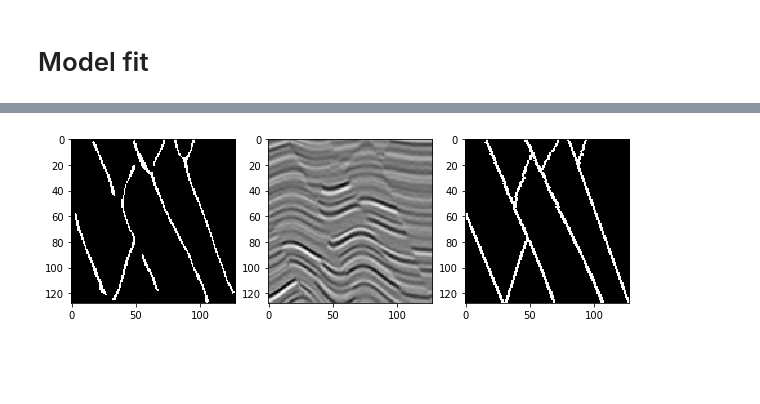
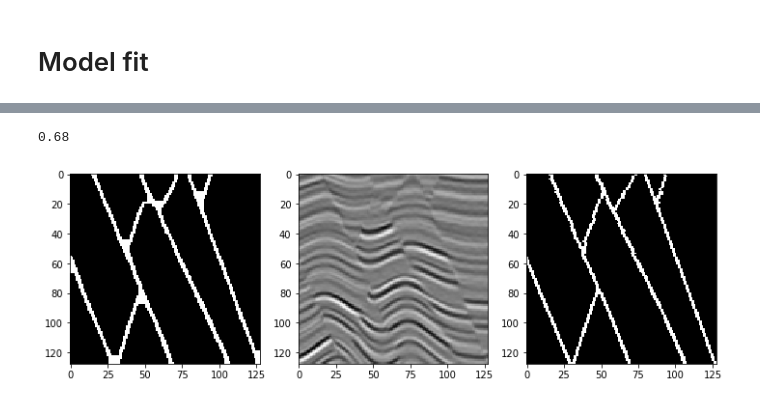
Before and after one commit to ssizova/2dClassification_for_seismics, a Jupyter notebook: seismics_reading.ipynb, the cells around one changed output, grey strips where cells are left out. Cells and saved outputs as stored; diff of their text form; code cells hidden in the pictures; blank space fills up the shorter version.

```diff
--- a/seismics_reading.ipynb
+++ b/seismics_reading.ipynb
@@ -111,7 +89,6 @@ def rotation(pair,angle):
 
 def blur(pair):
     kernel = (random.randint(1,10), random.randint(1,5))
-    #print('Blurring with kernel sizes: ', kernel)
     pair[0] = cv2.blur(pair[0], kernel)
     pair[1] = cv2.blur(pair[1], kernel)
     pair[0] = cv2.resize(pair[0],(128,128))
@@ -120,7 +97,6 @@ def blur(pair):
 
 def flip(pair):
     flip = random.randint(-1,1)
-    #print('Reflection at direction', flip)
     pair[0] = cv2.flip(pair[0], flip)
     pair[1] = cv2.flip(pair[1], flip)
     pair[0] = cv2.resize(pair[0],(128,128))
@@ -129,7 +105,7 @@ def flip(pair):
 
 def augmentations(pair, type_of_augmentation):
     cases = {
-        '1': lambda pair: rotation(pair, random.randrange(0,360)),
+        '1': lambda pair: rotation(pair, random.choice(90, 180, 270, 360)),
         '2': lambda pair: blur(pair),
         '3': lambda pair: flip(pair)
     }
@@ -165,6 +172,7 @@ def unet(input_size = (None,None,1)):
     conv3 = Conv2D(64, 3, activation='relu', padding='same')(conv3)
     pool3 = MaxPooling2D(pool_size=(2,2))(conv3)
 
+    pool3 = Dropout(0.5)(pool3)
     conv4 = Conv2D(128, 3, activation='relu', padding='same')(pool3)
     conv4 = Conv2D(128, 3, activation='relu', padding='same')(conv4)
 
@@ -180,16 +188,16 @@ def unet(input_size = (None,None,1)):
     conv7 = Conv2D(16, 3, activation='relu', padding='same')(up7)
     conv7 = Conv2D(16, 3, activation='relu', padding='same')(conv7)
 
+    conv7 = Dropout(0.5)(conv7)
+
     conv8 = Conv2D(1, 1, activation='sigmoid')(conv7)
 
     model = Model(inputs=[inputs], outputs=[conv8])
     model.summary()
-    #model.compile(optimizer = Adam(lr = 1e-4),
-    #    loss = cross_entropy_balanced, metrics = ['accuracy'])
     return model
 # %%
 model = unet(input_size=(None, None, 1))
-model.compile(optimizer=Adam(lr=1e-4), loss='binary_crossentropy',
+model.compile(optimizer=Adam(lr=1e-3), loss=cross_entropy_balanced(),
             metrics=['accuracy'])
 model.summary()
 # %% [output]
@@ -213,10 +221,10 @@ ________________________________________________________________________________
 # %% [markdown]
 # Model fit
 # %%
-log_dir = "logs/2dseg/"
+log_dir = "logs/2dseg/" + "balanced"
 tensorboard_callback = tf.keras.callbacks.TensorBoard(log_dir=log_dir, histogram_freq=1)
 model.fit(x = x_train,y=y_train, epochs=5, batch_size=64, validation_data = (validation_x, validation_y),
         callbacks=[tensorboard_callback] )
-model.save_weights('weights.h5')
+model.save_weights('weights_balanced.h5')
 # %% [output]
 Epoch 1/5
@@ -242,16 +237,25 @@ print(y[0].shape)
 # %%
-mask = y[900].reshape(128,128)
-kernel = np.ones((2,2), np.uint8)
+#mask = y[900].reshape(128,128)
+k = 900
+mask = y[k]
+kernel = np.ones((5,5), np.uint8)
+mask = np.around((mask) * 255).astype(np.uint8)
+nothing, mask = cv2.threshold(mask, 110, 255, cv2.THRESH_BINARY)
+mask = cv2.dilate(mask, np.ones((5,5), np.uint8), iterations = 1)
 mask = cv2.erode(mask, kernel, iterations = 1)
-mask = np.around((mask) * 255).astype(np.uint8)
-nothing, mask = cv2.threshold(mask, 100, 255, cv2.THRESH_BINARY)
-plt.figure(figsize=(10,10))
+
+plt.figure(figsize=(12,12))
 plt.subplot(1,3,1)
 imgplot1 = plt.imshow(mask,interpolation='nearest',aspect=1,cmap=plt.cm.gray)
 plt.subplot(1,3,2)
-imgplot2 = plt.imshow(x_test[900],interpolation='nearest',aspect=1,cmap=plt.cm.gray)
-mask_test = y_test[900].reshape(128,128)
+imgplot2 = plt.imshow(x_test[k],interpolation='nearest',aspect=1,cmap=plt.cm.gray)
+mask_test = y_test[k]#.reshape(128,128)
 plt.subplot(1,3,3)
 imgplot3 = plt.imshow(mask_test,interpolation='nearest',aspect=1,cmap=plt.cm.gray)
+intersection = np.logical_and(mask_test, mask)
+union = np.logical_or(mask_test, mask)
+iou_score = np.sum(intersection) / np.sum(union)
+print(iou_score)
 # %% [output]
+0.68
-[figure, old version]
+[figure, new version]
```
Also changed, not shown: parts of 9 cells of this notebook.
